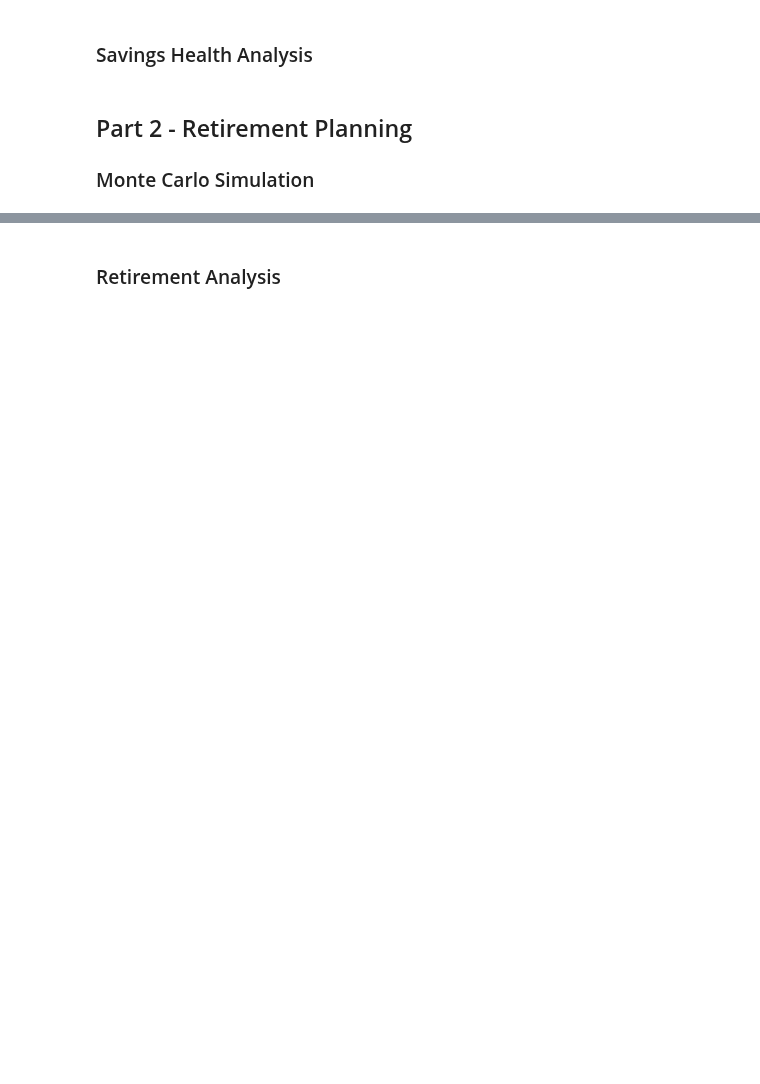
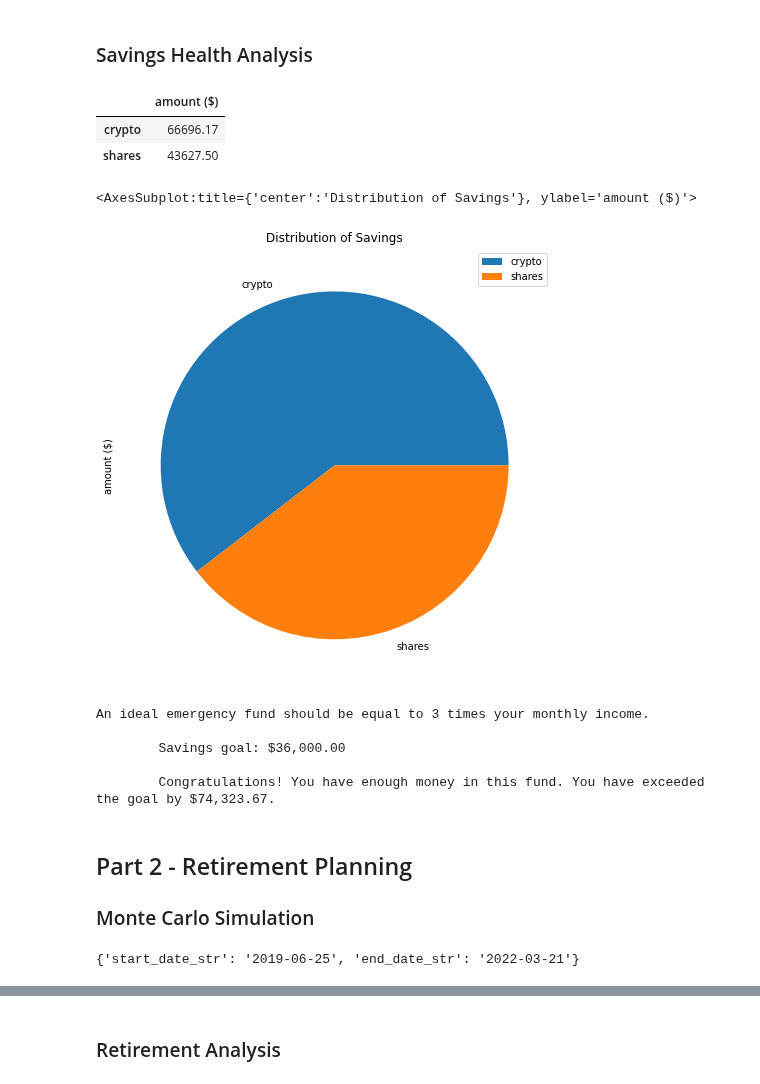
Before and after one commit to Alacrity01/05-APIs-homework, a Jupyter notebook: financial-planner.ipynb, the cells around one changed output, grey strips where cells are left out. Cells and saved outputs as stored; diff of their text form; code cells hidden in the pictures; blank space fills up the shorter version.

```diff
--- a/financial-planner.ipynb
+++ b/financial-planner.ipynb
@@ -105,0 +148,4 @@ df # Preview DataFrame
+# %%
+spy = df_stock_data.loc[df['symbol'] == 'SPY']
+spy = spy.drop(['trade_count','vwap', 'symbol'], axis=1)
+spy
@@ -106,8 +167,4 @@ df # Preview DataFrame
 # %%
 # Pick AGG and SPY close prices
-agg_close_price = df.iloc[-1]['AGG']['close']
-spy_close_price = df.iloc[-1]['SPY']['close']
+agg_close_price = agg.iloc[-1]['close']
+spy_close_price = spy.iloc[-1]['close']
-# %%
-# Pick AGG and SPY close prices
-agg_close_price = df.iloc[-1]['AGG']['close']
-spy_close_price = df.iloc[-1]['SPY']['close']
@@ -132,10 +193,22 @@ print(f"The current value of your {my_agg} AGG shares is ${my_agg_value:0,.2f}")
 monthly_income = 12000
 
 # Consolidate financial assets data
-# YOUR CODE HERE!
+my_crypto_value = my_btc_value + my_eth_value
+my_shares_value = my_spy_value + my_agg_value
+
+assets = ['crypto','shares']
+
+value_data ={
+    'amount ($)': [my_crypto_value,my_shares_value]
+}
 
 # Create savings DataFrame
+df_savings = pd.DataFrame(value_data, index=assets)
 # YOUR CODE HERE!
 
 # Display savings DataFrame
 display(df_savings)
+# %% [output]
+|  | amount ($) |
+| crypto | 66696.17 |
+| shares | 43627.50 |
@@ -154,3 +215,33 @@ emergency_fund = monthly_income * 3
+# %%
+# Plot savings pie chart
+df_savings.plot.pie(y='amount ($)', title="Distribution of Savings", figsize=(8,8))
+# %% [output]
+<AxesSubplot:title={'center':'Distribution of Savings'}, ylabel='amount ($)'>
+[figure, added]
+# %%
+# Set ideal emergency fund
+emergency_fund = monthly_income * 3
+
+# Calculate total amount of savings
+total_savings = sum(value_data['amount ($)'])
+
+print("An ideal emergency fund should be equal to 3 times your monthly income.\n")
+
+print(f"\tSavings goal: ${emergency_fund:,.2f}\n")
+
+# Validate saving health
+if total_savings > emergency_fund:
+    print(f"\tCongratulations! You have enough money in this fund. You have exceeded the goal by ${total_savings - emergency_fund:,.2f}.")
+elif total_savings == emergency_fund:
+    print("\tCongratulations, you have met your financial goal.")
+else:
+    print(f"\tYou are ${(emergency_fund - total_savings):,2.f} away from your goal.")
+# %% [output]
+An ideal emergency fund should be equal to 3 times your monthly income.
+
+        Savings goal: $36,000.00
+
+        Congratulations! You have enough money in this fund. You have exceeded the goal by $74,323.67.
 # %% [markdown]
 ## Part 2 - Retirement Planning
 
@@ -169,0 +249,4 @@ df_stock_data.head()
+# %%
+get_dates()
+# %% [output]
+{'start_date_str': '2019-06-25', 'end_date_str': '2022-03-21'}
```
Also changed, not shown: parts of 40 cells of this notebook, 1 other file.
